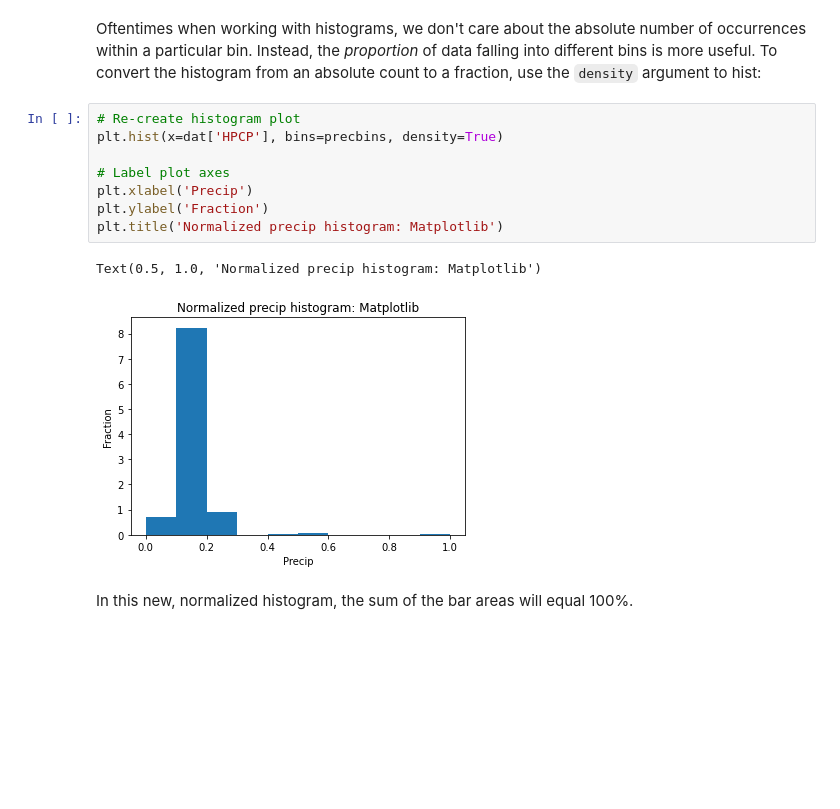
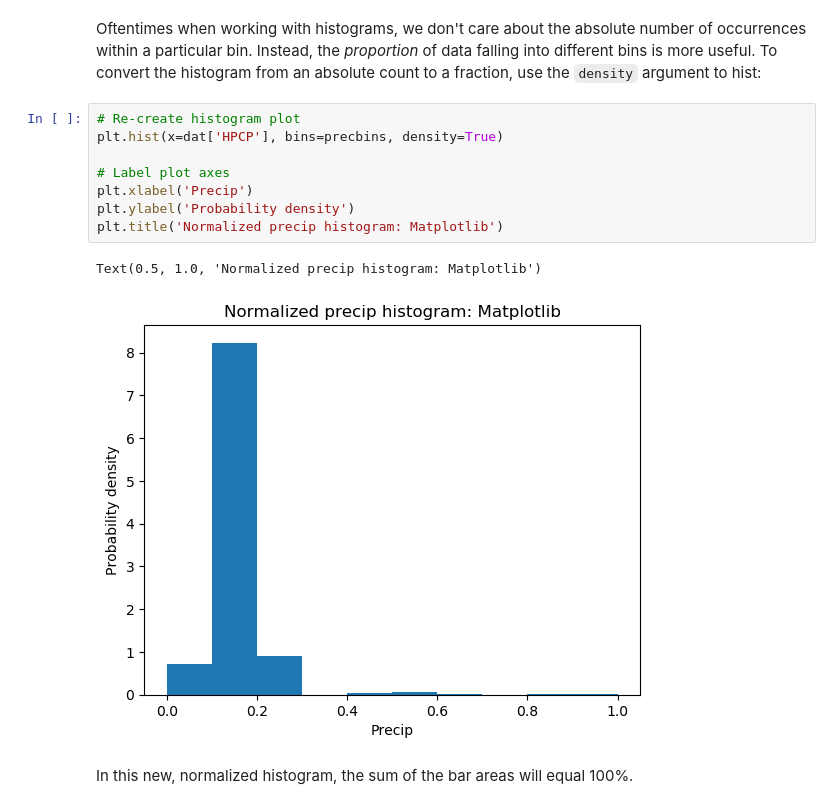
Before and after one commit to samanthastevenson/EDS220_Fall2022, a Jupyter notebook: HistogramKDE_precipitation_example.ipynb, the cells around one changed output. Drawn from its saved outputs; the diff is of its cells as text; blank space fills up the shorter version.

```diff
--- a/HistogramKDE_precipitation_example.ipynb
+++ b/HistogramKDE_precipitation_example.ipynb
@@ -86,14 +86,14 @@ Oftentimes when working with histograms, we don't care about the absolute number
 # %%
 # Re-create histogram plot
 plt.hist(x=dat['HPCP'], bins=precbins, density=True)
 
 # Label plot axes
 plt.xlabel('Precip')
-plt.ylabel('Fraction')
+plt.ylabel('Probability density')
 plt.title('Normalized precip histogram: Matplotlib')
 # %% [output]
 Text(0.5, 1.0, 'Normalized precip histogram: Matplotlib')
-[figure, old version]
+[figure, new version]
 # %% [markdown]
 In this new, normalized histogram, the sum of the bar areas will equal 100%.
 # %% [markdown]
```
Also changed, not shown: parts of 3 cells of this notebook.
